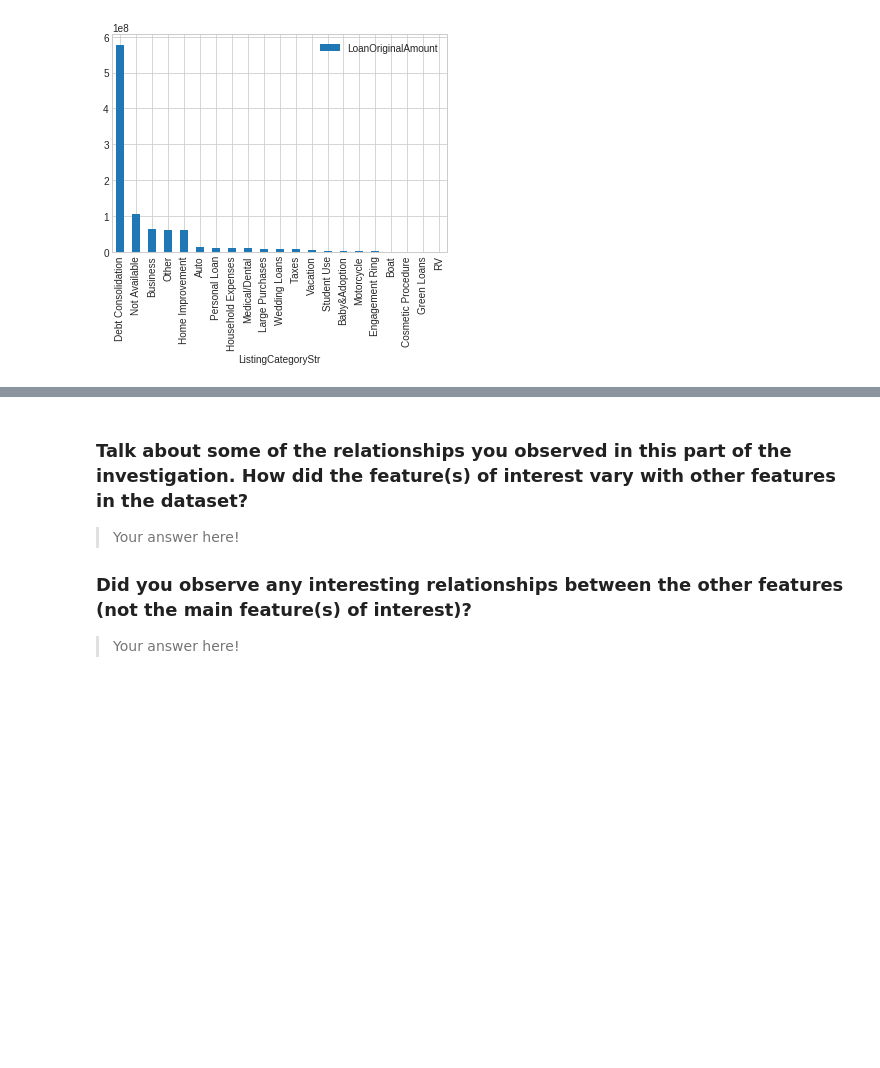
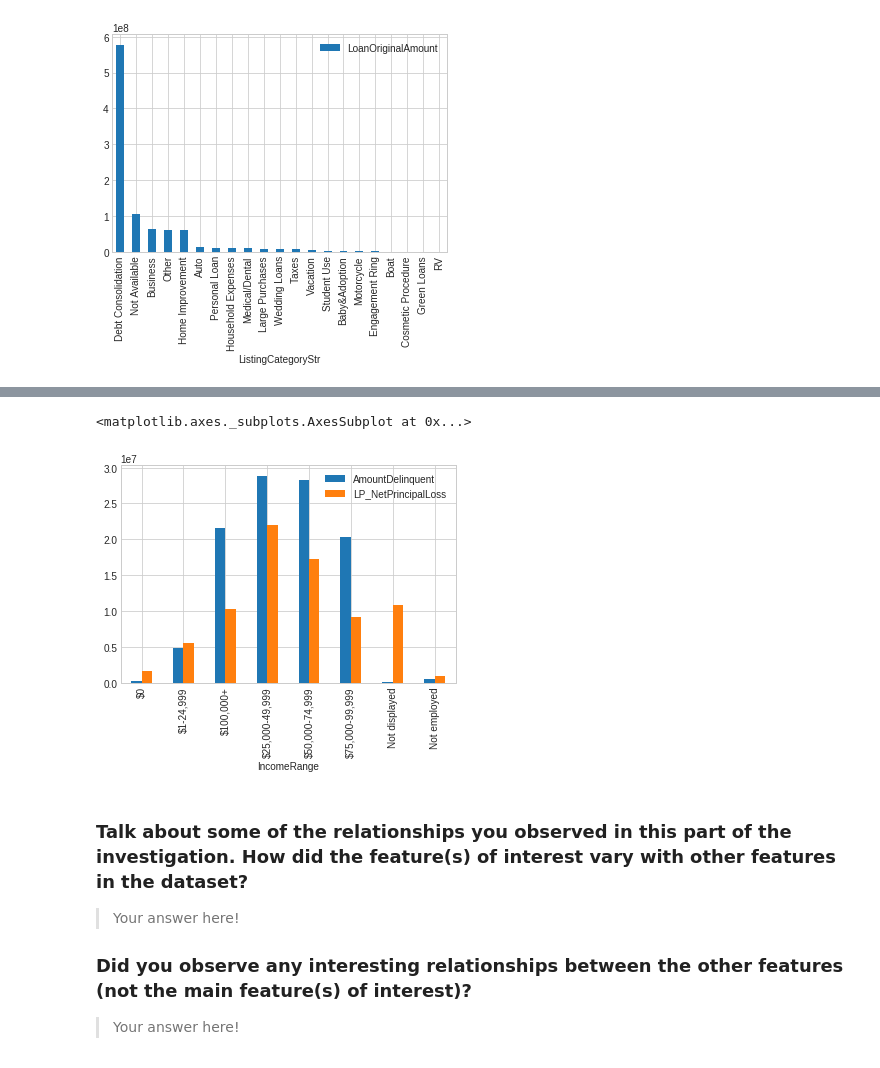
Before and after one commit to bthodla/danano, a Jupyter notebook: exploration_template.ipynb, the cells around one changed output, grey strips where cells are left out. Cells and saved outputs as stored; diff of their text form; code cells hidden in the pictures; blank space fills up the shorter version.

```diff
--- a/exploration_template.ipynb
+++ b/exploration_template.ipynb
@@ -649,3 +564,8 @@ pld_df.groupby('CombCreditRating').sum()[['AmountDelinquent', 'LP_NetPrincipalLo
+# %%
+pld_df.groupby('IncomeRange').sum()[['AmountDelinquent', 'LP_NetPrincipalLoss']].plot(kind = 'bar', sort_columns = True)
+# %% [output]
+<matplotlib.axes._subplots.AxesSubplot at 0x...>
+[figure, added]
 # %% [markdown]
 ### Talk about some of the relationships you observed in this part of the investigation. How did the feature(s) of interest vary with other features in the dataset?
 
```
Also changed, not shown: parts of 35 cells of this notebook.
